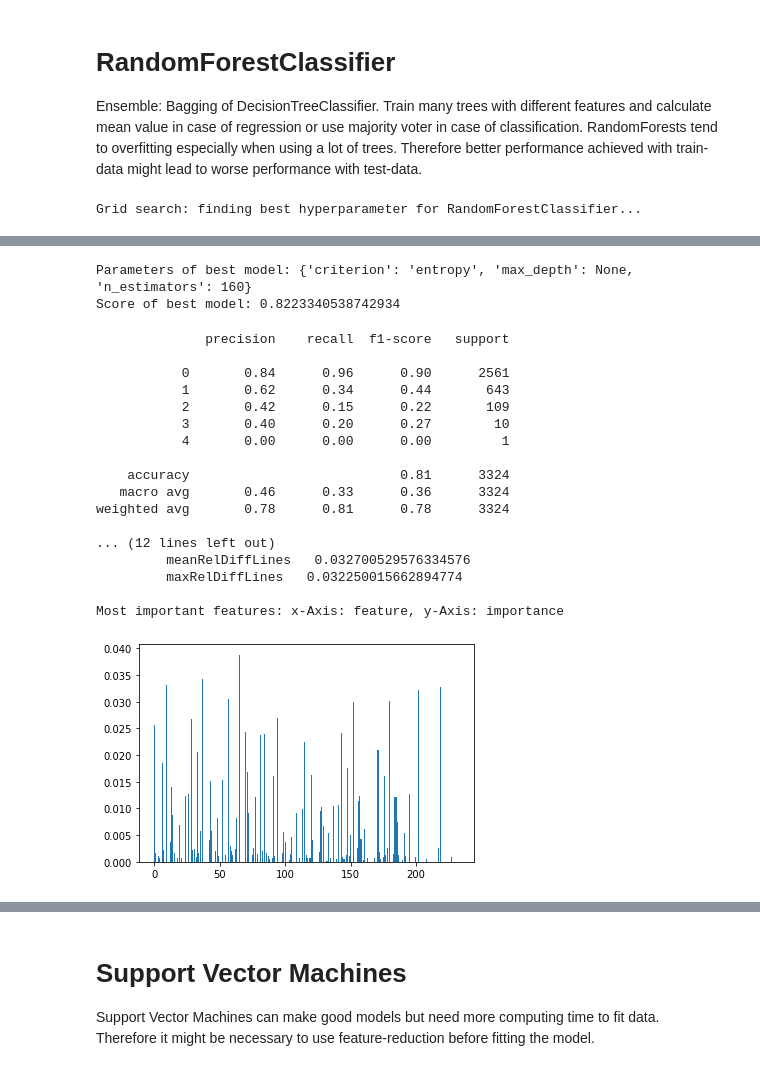
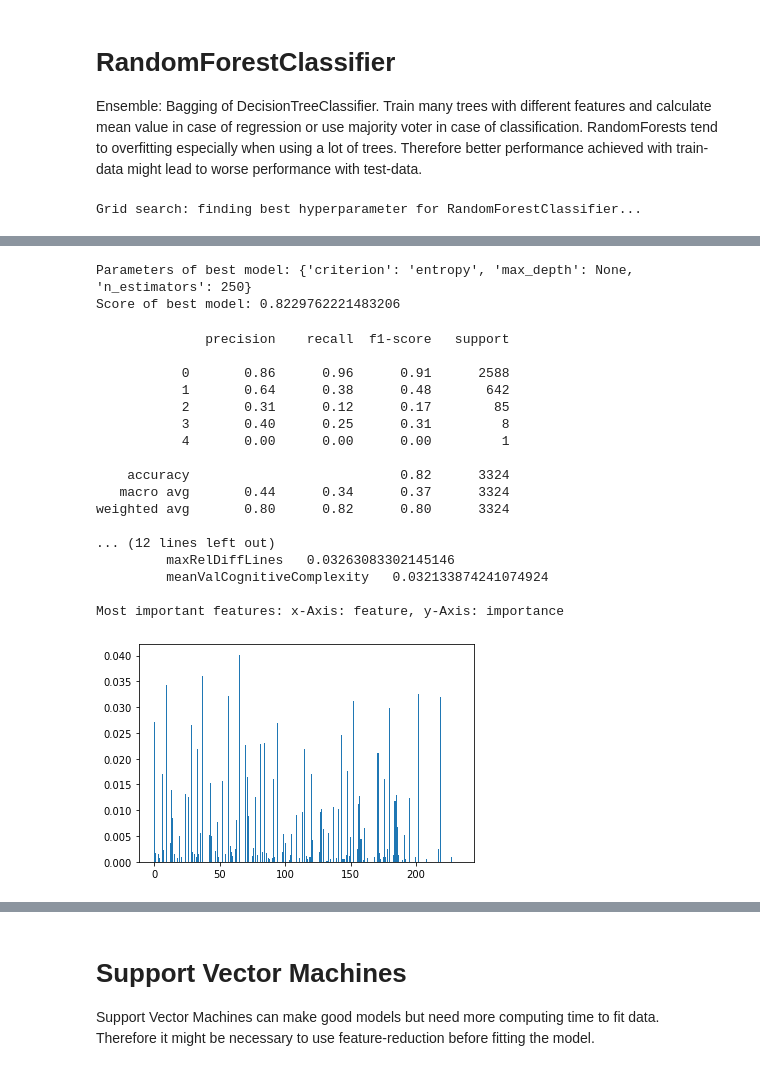
Before and after one commit to penguinsAreFunny/bugFinder-machineLearning, a Jupyter notebook: src/main.ipynb, the cells around one changed output, grey strips where cells are left out. Drawn from its saved outputs; the diff is of its cells as text; code cells hidden in the pictures.

```diff
--- a/src/main.ipynb
+++ b/src/main.ipynb
@@ -45,7 +45,10 @@ class dotdict(dict):
 # %% [markdown]
 # Reading Dataset from file
 # %%
-dataset_file_path = "./dataset_5_5.json"
+import os
+script_dir = os.path.abspath("")
+rel_path = "../datasets/Dataset_predQuanti_postAnno_5_5.json"
+dataset_file_path = os.path.join(script_dir, rel_path)
 dataset = readFile(dataset_file_path)
 df = pd.DataFrame(data= np.c_[dataset.target, dataset.data], columns=dataset.targetNames + dataset.featureNames)
 df.head()
@@ -189,8 +239,8 @@ RandomForests tend to overfitting especially when using a lot of trees.
 Therefore better performance achieved with train-data might lead to worse performance with test-data.
 # %%
 # RandomForestClassifier
-clf = rfc.model(x_train, y_train) # if weird OS bug occures: n_jobs = -1 might not be working
-eval.evaluate(clf, x_test, y_test, dataset.featureNames)
+rfc_model = rfc.model(x_train, y_train) # if weird OS bug occures: n_jobs = -1 might not be working
+eval.evaluate(rfc_model, x_test, y_test, dataset.featureNames)
 # %% [output]
 Grid search: finding best hyperparameter for RandomForestClassifier...
 [Parallel(n_jobs=1)]: Using backend SequentialBackend with 1 concurrent workers.
@@ -198,20 +248,20 @@ Grid search: finding best hyperparameter for RandomForestClassifier...
-Parameters of best model: {'criterion': 'entropy', 'max_depth': None, 'n_estimators': 160}
-Score of best model: 0.8223340538742934
+Parameters of best model: {'criterion': 'entropy', 'max_depth': None, 'n_estimators': 250}
+Score of best model: 0.8229762221483206
               precision    recall  f1-score   support
 
-           0       0.84      0.96      0.90      2561
-           1       0.62      0.34      0.44       643
-           2       0.42      0.15      0.22       109
-           3       0.40      0.20      0.27        10
+           0       0.86      0.96      0.91      2588
+           1       0.64      0.38      0.48       642
+           2       0.31      0.12      0.17        85
+           3       0.40      0.25      0.31         8
            4       0.00      0.00      0.00         1
 
-    accuracy                           0.81      3324
-   macro avg       0.46      0.33      0.36      3324
-weighted avg       0.78      0.81      0.78      3324
+    accuracy                           0.82      3324
+   macro avg       0.44      0.34      0.37      3324
+weighted avg       0.80      0.82      0.80      3324
 
 ... (12 lines left out)
-         meanRelDiffLines   0.032700529576334576
-         maxRelDiffLines   0.032250015662894774
+         maxRelDiffLines   0.03263083302145146
+         meanValCognitiveComplexity   0.032133874241074924
 
 Most important features: x-Axis: feature, y-Axis: importance
-[figure, old version]
+[figure, new version]
```
Also changed, not shown: parts of 51 cells of this notebook, 16 other files.
